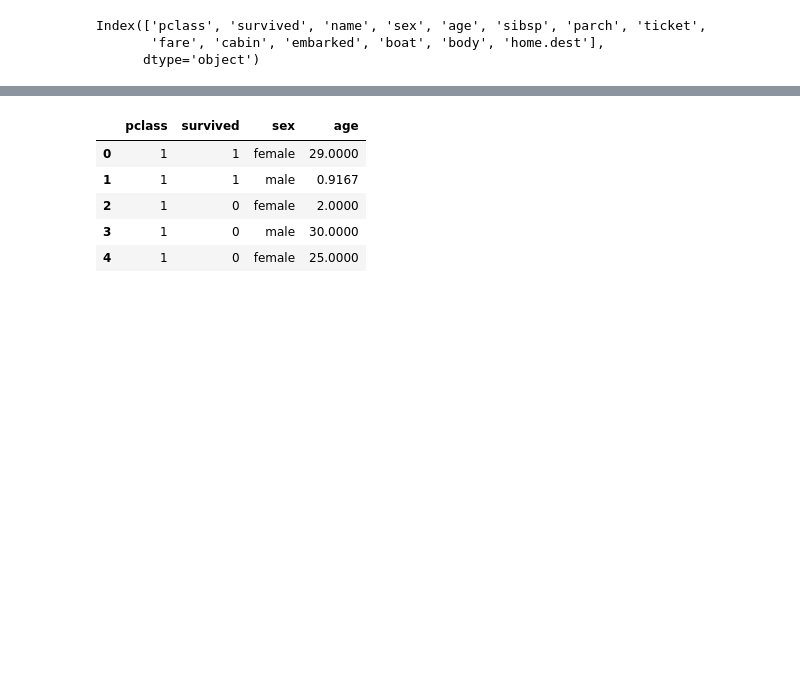
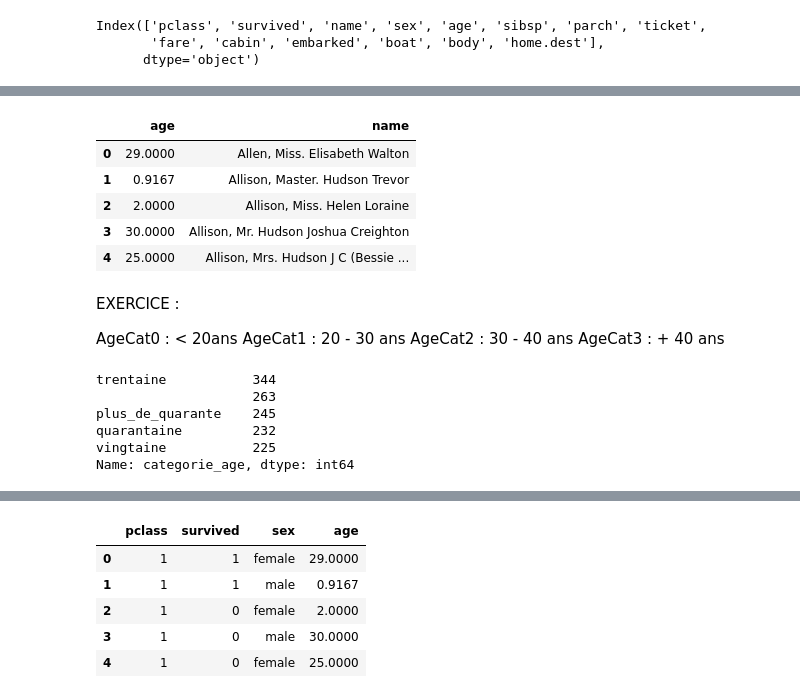
Before and after one commit to ShaD971/Machine-Learning, a Jupyter notebook: Panda.ipynb, the cells around one changed output, grey strips where cells are left out. Drawn from its saved outputs; the diff is of its cells as text; code cells hidden in the pictures; blank space fills up the shorter version.

```diff
--- a/Panda.ipynb
+++ b/Panda.ipynb
@@ -31,0 +58,9 @@ data.head()#visualisé les données
+# %%
+data.loc[0:4,['age','name']]# indique les colonnes qui l'interesse entre la ligne 0 et la ligne 4 avec les colonnes age et name
+# %% [output]
+|  | age | name |
+| 0 | 29.0000 | Allen, Miss. Elisabeth Walton |
+| 1 | 0.9167 | Allison, Master. Hudson Trevor |
+| 2 | 2.0000 | Allison, Miss. Helen Loraine |
+| 3 | 30.0000 | Allison, Mr. Hudson Joshua Creighton |
+| 4 | 25.0000 | Allison, Mrs. Hudson J C (Bessie ... |
@@ -31,0 +69,7 @@ data.head()#visualisé les données
+# %% [markdown]
+EXERCICE :
+
+AgeCat0 : < 20ans
+AgeCat1 : 20 - 30 ans
+AgeCat2 : 30 - 40 ans
+AgeCat3 : + 40 ans
@@ -31,0 +82,10 @@ data.head()#visualisé les données
+# %%
+data
+data['categorie_age'].value_counts()# afiche les categories et le nombre d'entré
+# %% [output]
+trentaine           344
+                    263
+plus_de_quarante    245
+quarantaine         232
+vingtaine           225
+Name: categorie_age, dtype: int64
```
Also changed, not shown: parts of 10 cells of this notebook.
